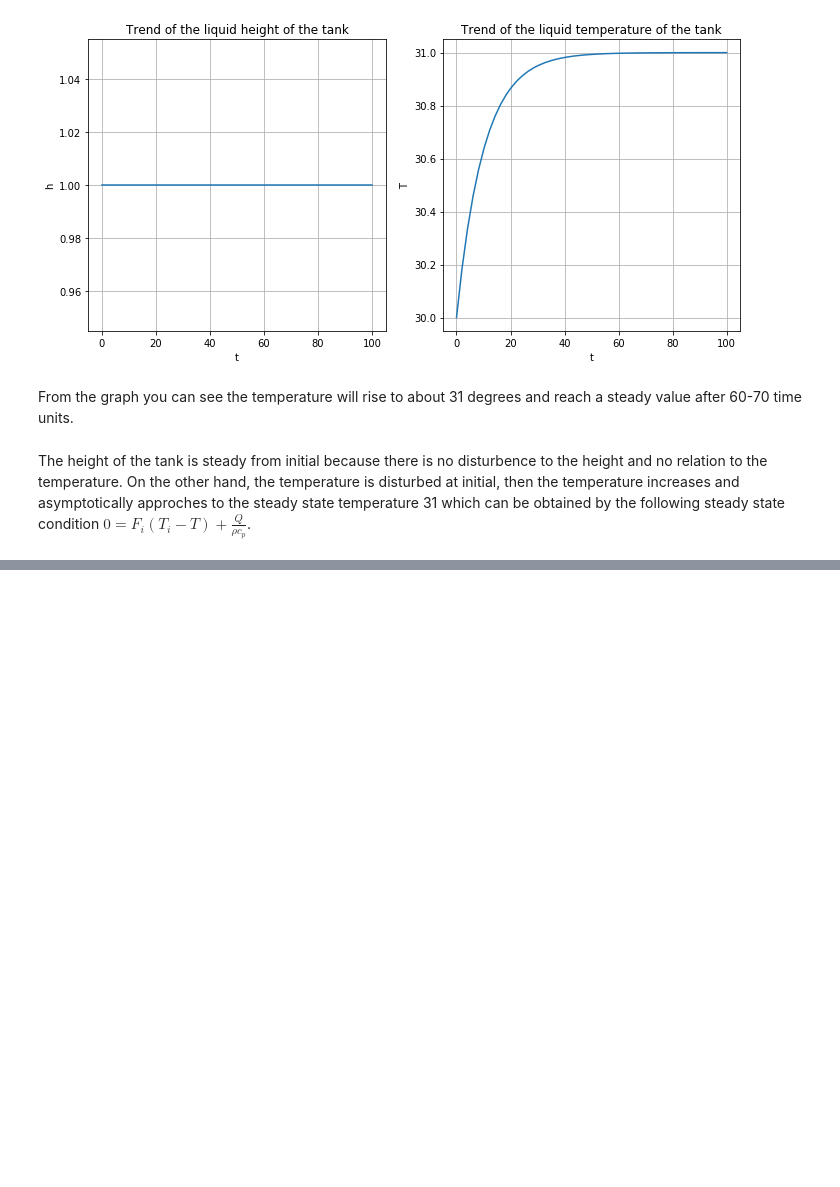
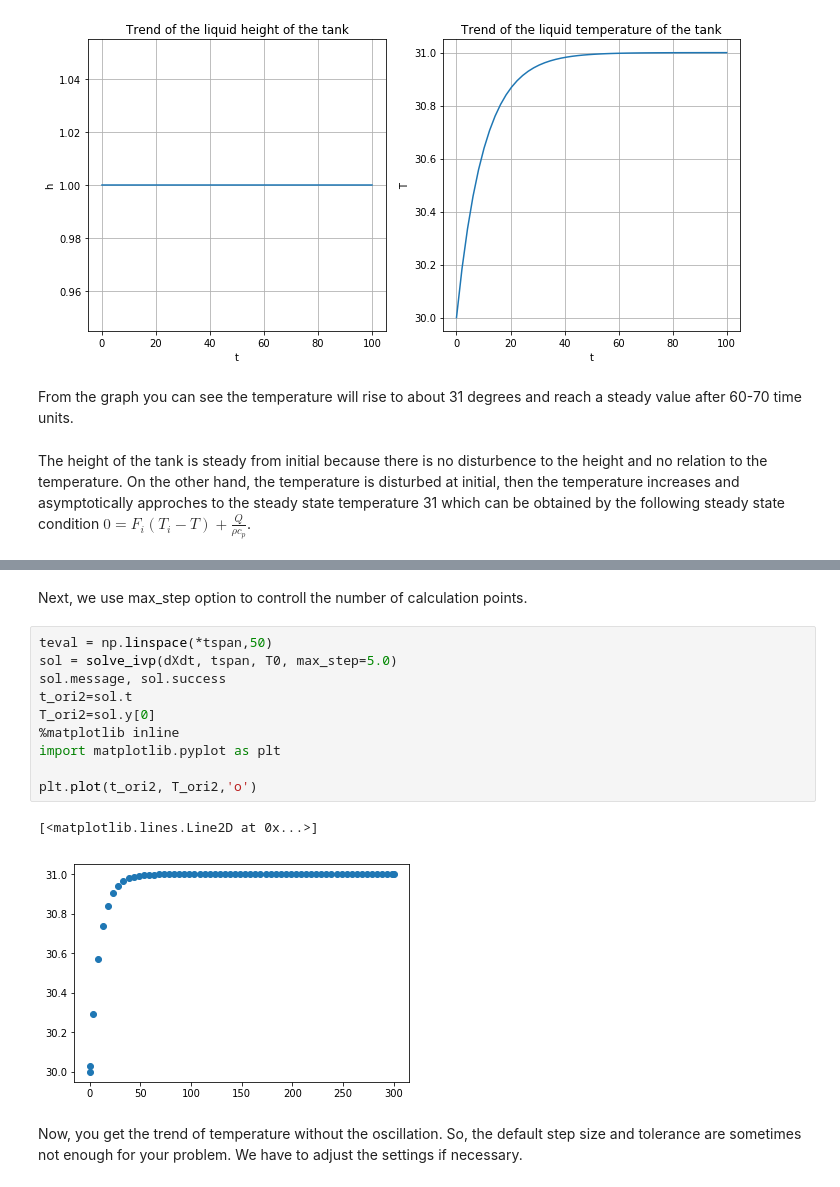
Before and after one commit to jkitchin/f18-06623, a Jupyter notebook: solutions/heated-tank.ipynb, the cells around one changed output, grey strips where cells are left out. Saved outputs shown, nothing was run; the diff lists cells and outputs as text; blank space fills up the shorter version.

```diff
--- a/solutions/heated-tank.ipynb
+++ b/solutions/heated-tank.ipynb
@@ -84,0 +137,17 @@ The height of the tank is steady from initial because there is no disturbence to
+# %% [markdown]
+Next, we use max_step option to controll the number of calculation points.
+# %%
+teval = np.linspace(*tspan,50)
+sol = solve_ivp(dXdt, tspan, T0, max_step=5.0)
+sol.message, sol.success
+t_ori2=sol.t
+T_ori2=sol.y[0]
+%matplotlib inline
+import matplotlib.pyplot as plt
+
+plt.plot(t_ori2, T_ori2,'o')
+# %% [output]
+[<matplotlib.lines.Line2D at 0x...>]
+[figure, added]
+# %% [markdown]
+Now, you get the trend of temperature without the oscillation. So, the default step size and tolerance are sometimes not enough for your problem. We have to adjust the settings if necessary.
```
Also changed, not shown: parts of 7 cells of this notebook.
